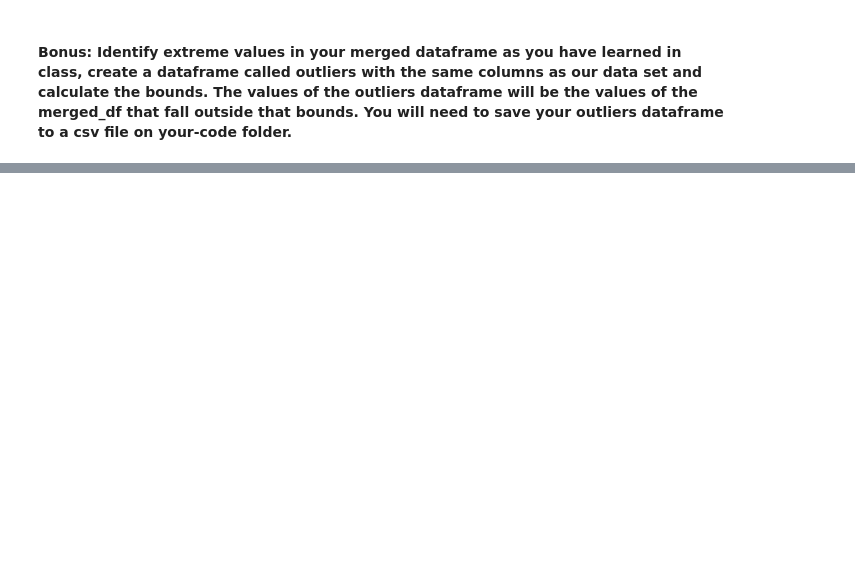
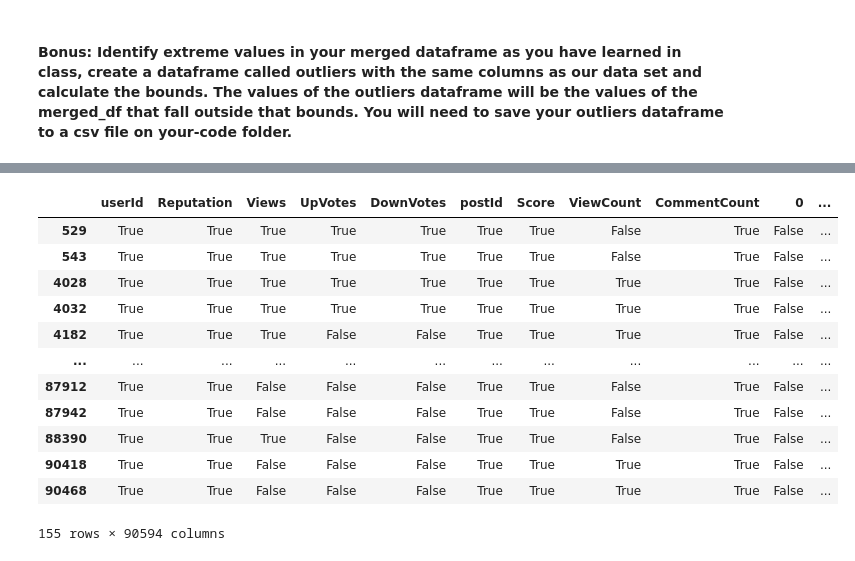
Before and after one commit to ta-data-mexpt/lab-data-cleaning, a Jupyter notebook: your-code/main.ipynb, the cells around one changed output, grey strips where cells are left out. Drawn from its saved outputs; the diff is of its cells as text; code cells hidden in the pictures; blank space fills up the shorter version.

Commit message:
final lab-data-cleaning

```diff
--- a/your-code/main.ipynb
+++ b/your-code/main.ipynb
@@ -28,0 +204,3 @@ You will need to make a [merge](https://pandas.pydata.org/pandas-docs/stable/gen
+# %%
+data_merge['ViewCount'] = data_merge['ViewCount'].astype('int64')
+data_merge.info()
@@ -30,0 +240,4 @@ You will need to make a [merge](https://pandas.pydata.org/pandas-docs/stable/gen
+# %%
+stats = data_merge.describe().transpose()
+stats['IQR'] = stats['75%'] - stats['25%']
+stats
@@ -30,0 +255,27 @@ You will need to make a [merge](https://pandas.pydata.org/pandas-docs/stable/gen
+# %%
+outliers = pd.DataFrame(columns=data_merge.columns)
+# %%
+for col in stats.index:
+    iqr = stats.at[col,'IQR']
+    cutoff = iqr * 1.5
+    lower = stats.at[col,'25%'] - cutoff
+    upper = stats.at[col,'75%'] + cutoff
+    results = data_merge[(data_merge[col] < lower)] | (data_merge[col]>upper).copy()
+    results['outlier'] = col
+    outliers = outliers.append(results)
+# %%
+outliers
+# %% [output]
+|  | userId | Reputation | Views | UpVotes | DownVotes | postId | Score | ViewCount | CommentCount | 0 | ... |
+| 529 | True | True | True | True | True | True | True | False | True | False | ... |
+| 543 | True | True | True | True | True | True | True | False | True | False | ... |
+| 4028 | True | True | True | True | True | True | True | True | True | False | ... |
+| 4032 | True | True | True | True | True | True | True | True | True | False | ... |
+| 4182 | True | True | True | False | False | True | True | True | True | False | ... |
+| ... | ... | ... | ... | ... | ... | ... | ... | ... | ... | ... | ... |
+| 87912 | True | True | False | False | False | True | True | False | True | False | ... |
+| 87942 | True | True | False | False | False | True | True | False | True | False | ... |
+| 88390 | True | True | True | False | False | True | True | False | True | False | ... |
+| 90418 | True | True | False | False | False | True | True | True | True | False | ... |
+| 90468 | True | True | False | False | False | True | True | True | True | False | ... |
+155 rows × 90594 columns
```
Also changed, not shown: parts of 18 cells of this notebook, 1 other file.
